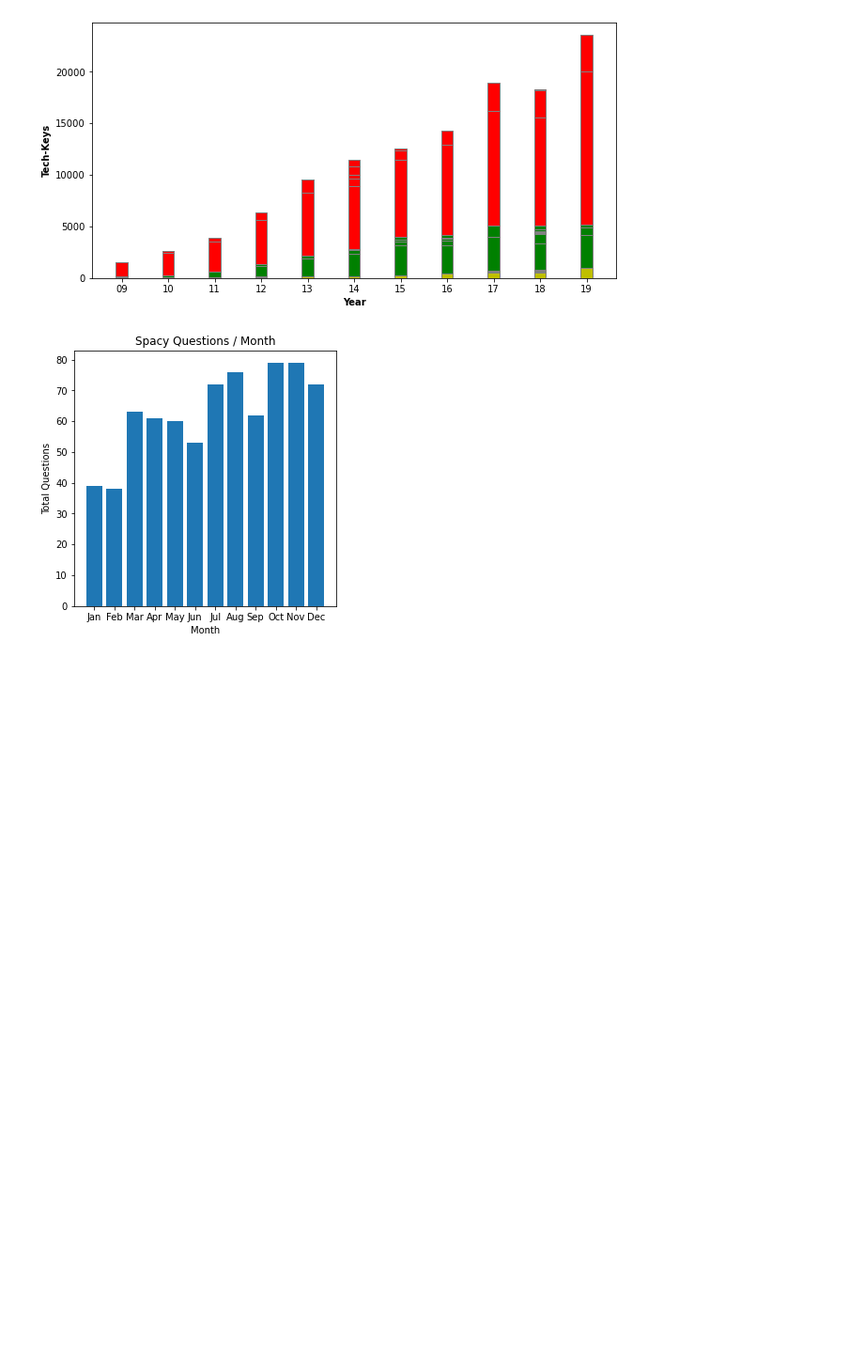
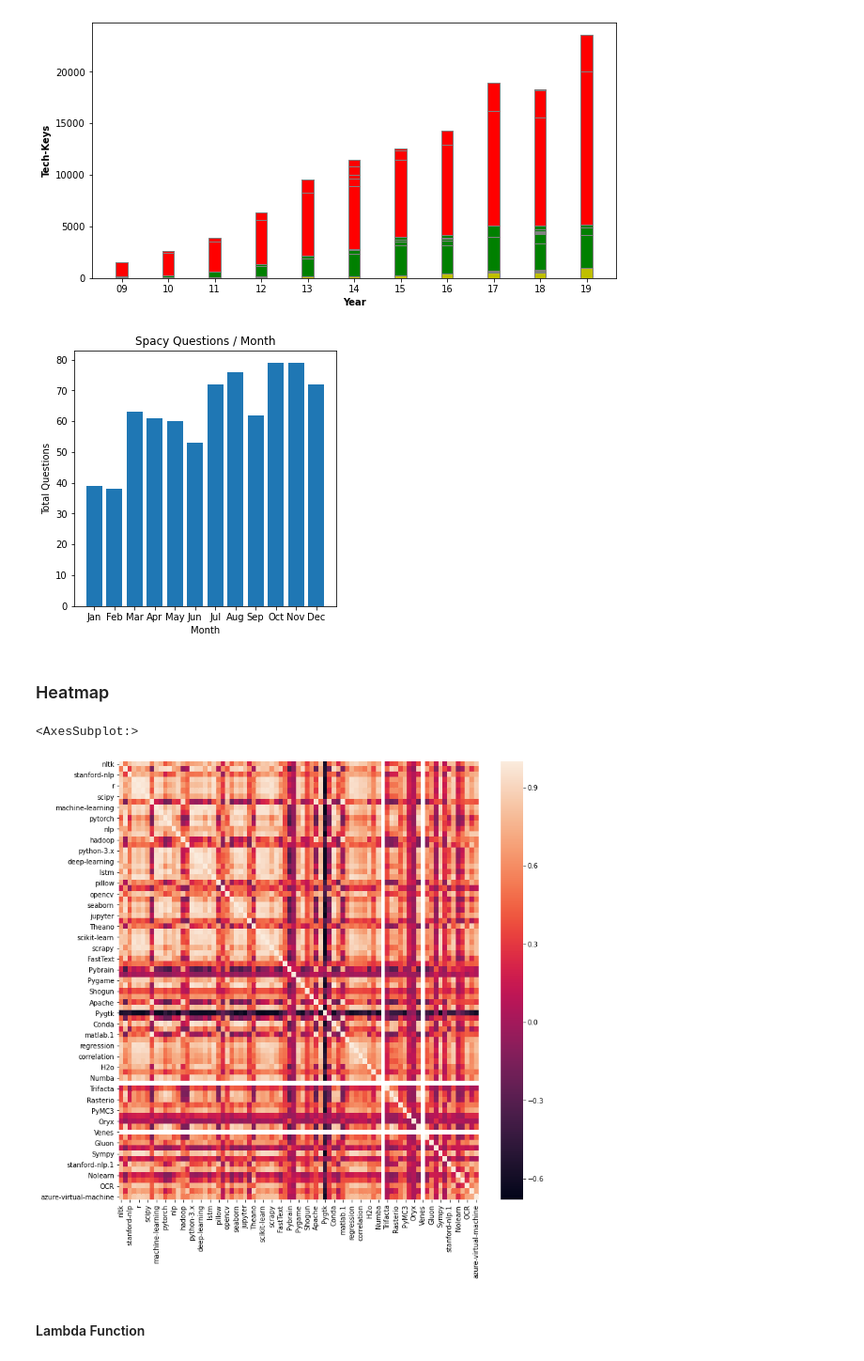
Before and after one commit to sushamasivananthan/Time-Series-Analysis, a Jupyter notebook: Time Series Analysis.ipynb, the cells around one changed output. Shown at 94% size. Saved outputs shown, nothing was run; the diff lists cells and outputs as text; code cells hidden in the pictures; blank space fills up the shorter version.

```diff
--- a/Time Series Analysis.ipynb
+++ b/Time Series Analysis.ipynb
@@ -195,3 +195,15 @@ plt.title("Spacy Questions / Month")
 plt.show()
 # %% [output]
 [figure]
+# %% [markdown]
+### Heatmap
+# %%
+import seaborn as sns
+correlation = df.corr()
+plt.figure(figsize = (12 , 12))
+sns.heatmap(correlation)
+# %% [output]
+<AxesSubplot:>
+[figure, added]
+# %% [markdown]
+#### Lambda Function
```
Also changed, not shown: parts of 7 cells of this notebook.
